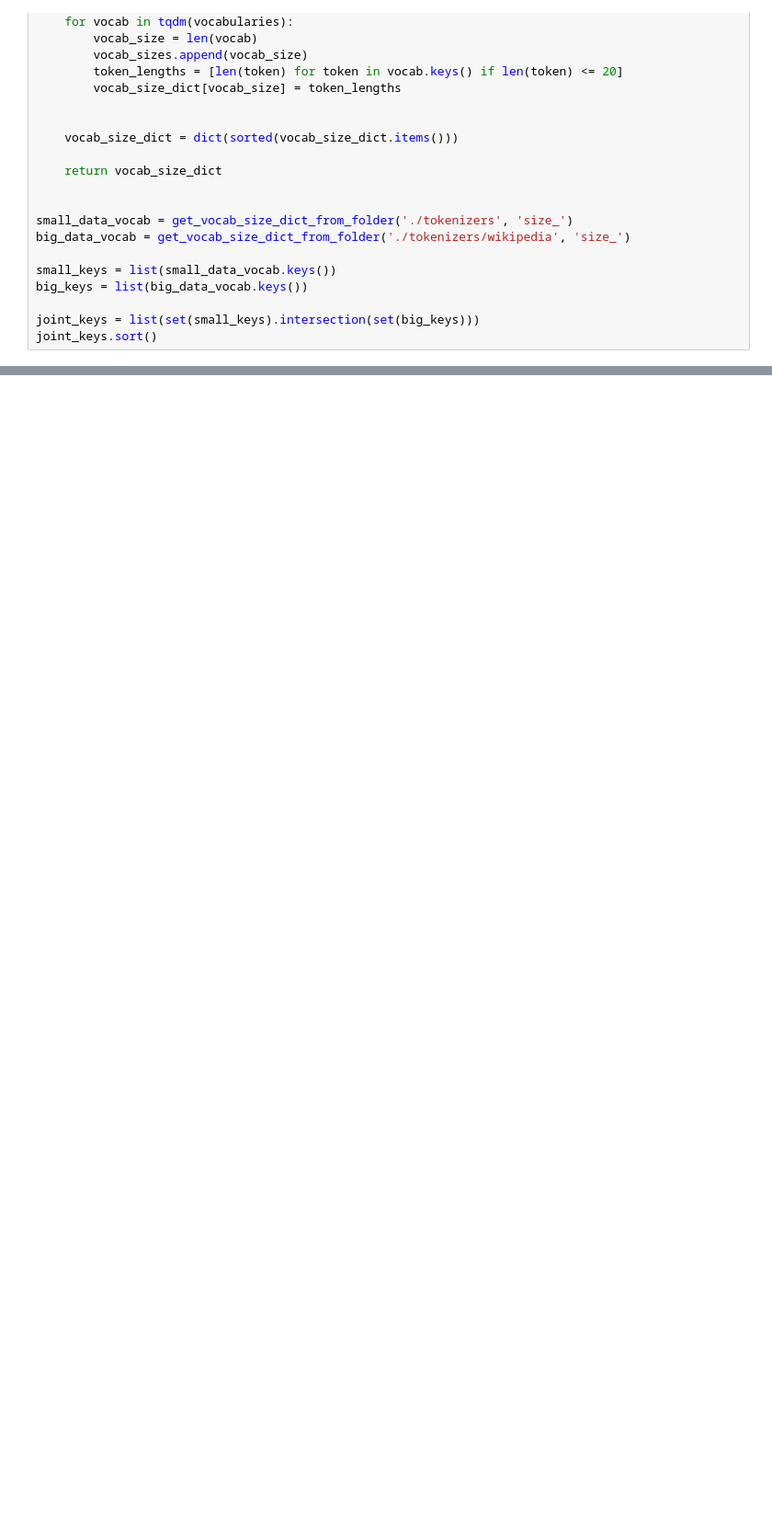
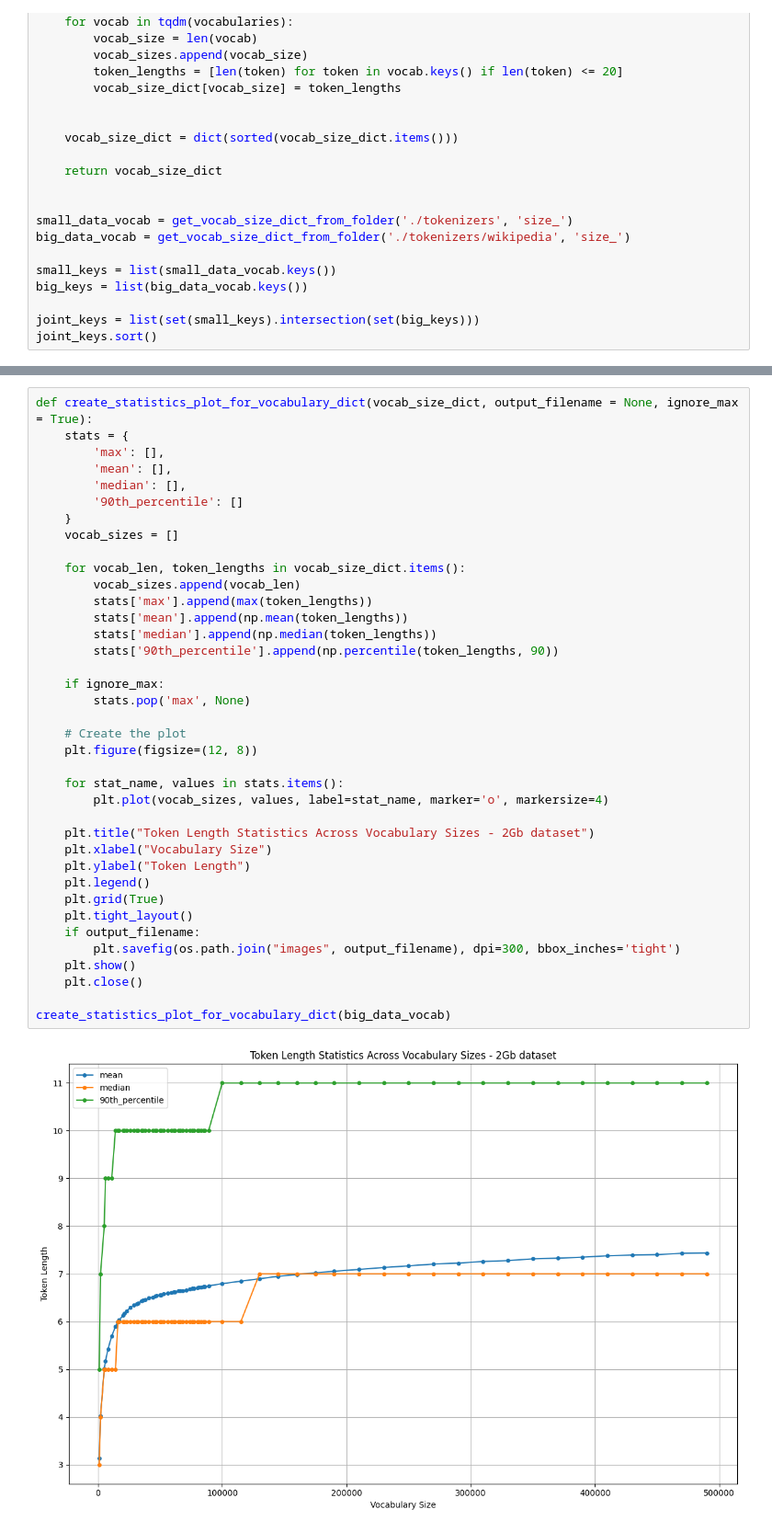
Before and after one commit to ramiluisto/tokenizer_evolutions, a Jupyter notebook: sandbox.ipynb, the cells around one changed output, grey strips where cells are left out. Shown at 92% size. Cells and saved outputs as stored; diff of their text form; blank space fills up the shorter version.

```diff
--- a/sandbox.ipynb
+++ b/sandbox.ipynb
@@ -81,0 +100,40 @@ joint_keys.sort()
+# %%
+def create_statistics_plot_for_vocabulary_dict(vocab_size_dict, output_filename = None, ignore_max = True):
+    stats = {
+        'max': [],
+        'mean': [],
+        'median': [],
+        '90th_percentile': []
+    }
+    vocab_sizes = []
+
+    for vocab_len, token_lengths in vocab_size_dict.items():
+        vocab_sizes.append(vocab_len)
+        stats['max'].append(max(token_lengths))
+        stats['mean'].append(np.mean(token_lengths))
+        stats['median'].append(np.median(token_lengths))
+        stats['90th_percentile'].append(np.percentile(token_lengths, 90))
+
+    if ignore_max:
+        stats.pop('max', None)
+
+    # Create the plot
+    plt.figure(figsize=(12, 8))
+
+    for stat_name, values in stats.items():
+        plt.plot(vocab_sizes, values, label=stat_name, marker='o', markersize=4)
+
+    plt.title("Token Length Statistics Across Vocabulary Sizes - 2Gb dataset")
+    plt.xlabel("Vocabulary Size")
+    plt.ylabel("Token Length")
+    plt.legend()
+    plt.grid(True)
+    plt.tight_layout()
+    if output_filename:
+        plt.savefig(os.path.join("images", output_filename), dpi=300, bbox_inches='tight')
+    plt.show()
+    plt.close()
+
+create_statistics_plot_for_vocabulary_dict(big_data_vocab)
+# %% [output]
+[figure, added]
```
Also changed, not shown: parts of 15 cells of this notebook, 3 other files.
